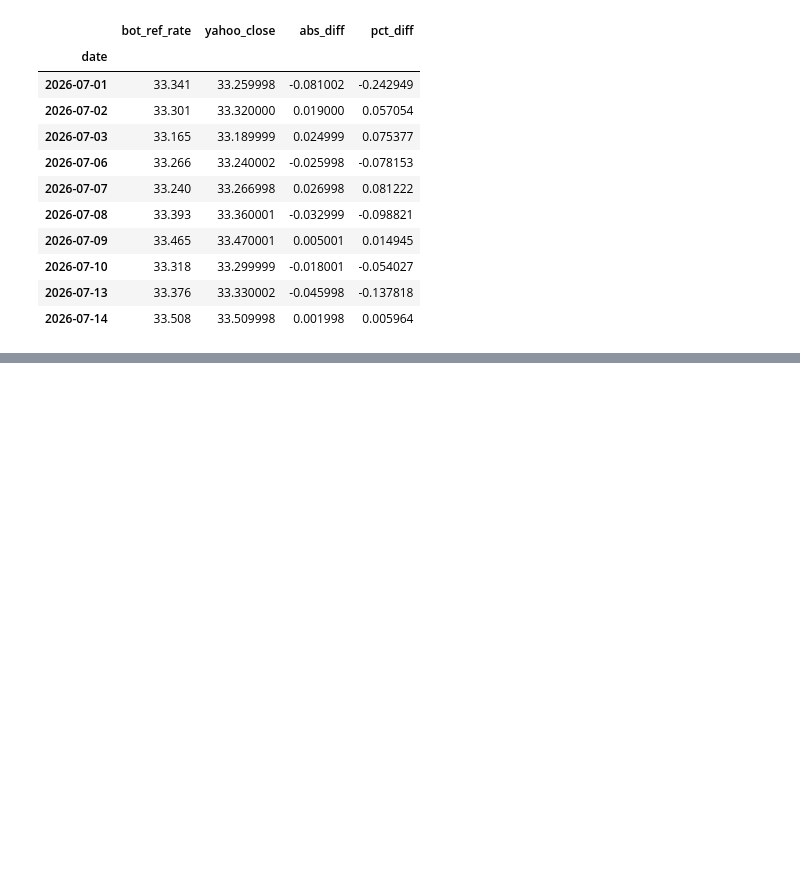
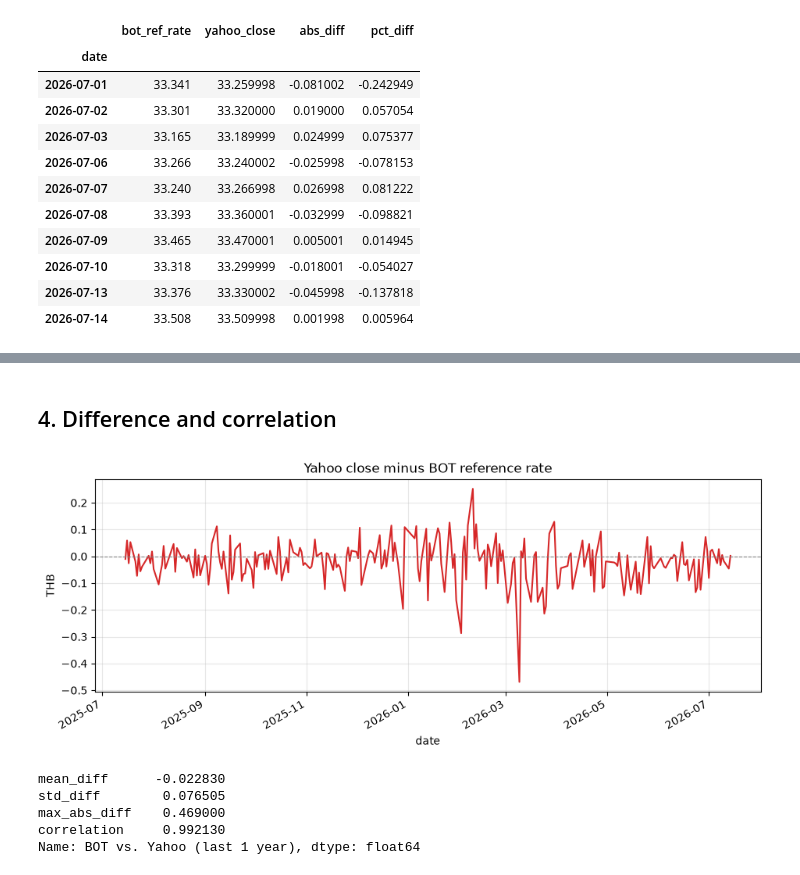
Before and after one commit to thatbeer/macro_data, a Jupyter notebook: notebooks/thb_rate_bot_vs_yahoo.ipynb, the cells around one changed output, grey strips where cells are left out. Drawn from its saved outputs; the diff is of its cells as text; code cells hidden in the pictures; blank space fills up the shorter version.

```diff
--- a/notebooks/thb_rate_bot_vs_yahoo.ipynb
+++ b/notebooks/thb_rate_bot_vs_yahoo.ipynb
@@ -136,0 +150,30 @@ comparison.tail(10)
+# %% [markdown]
+## 4. Difference and correlation
+# %%
+diff = comparison["abs_diff"]
+
+fig, ax = plt.subplots(figsize=(11, 4))
+diff.plot(ax=ax, color="tab:red")
+ax.axhline(0, color="grey", linewidth=0.8, linestyle="--")
+ax.set_title("Yahoo close minus BOT reference rate")
+ax.set_ylabel("THB")
+ax.grid(alpha=0.3)
+plt.show()
+
+stats = pd.Series(
+    {
+        "mean_diff": diff.mean(),
+        "std_diff": diff.std(),
+        "max_abs_diff": diff.abs().max(),
+        "correlation": comparison["bot_ref_rate"].corr(comparison["yahoo_close"]),
+    },
+    name="BOT vs. Yahoo (last 1 year)",
+)
+stats
+# %% [output]
+[figure, added]
+mean_diff      -0.022830
+std_diff        0.076505
+max_abs_diff    0.469000
+correlation     0.992130
+Name: BOT vs. Yahoo (last 1 year), dtype: float64
```
Also changed, not shown: parts of 4 cells of this notebook.
